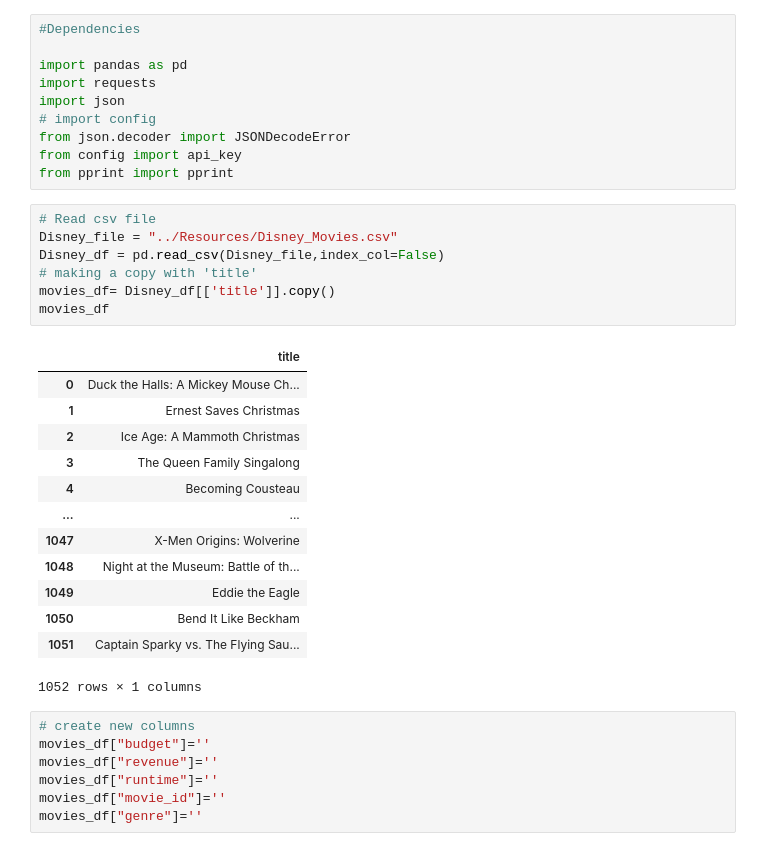
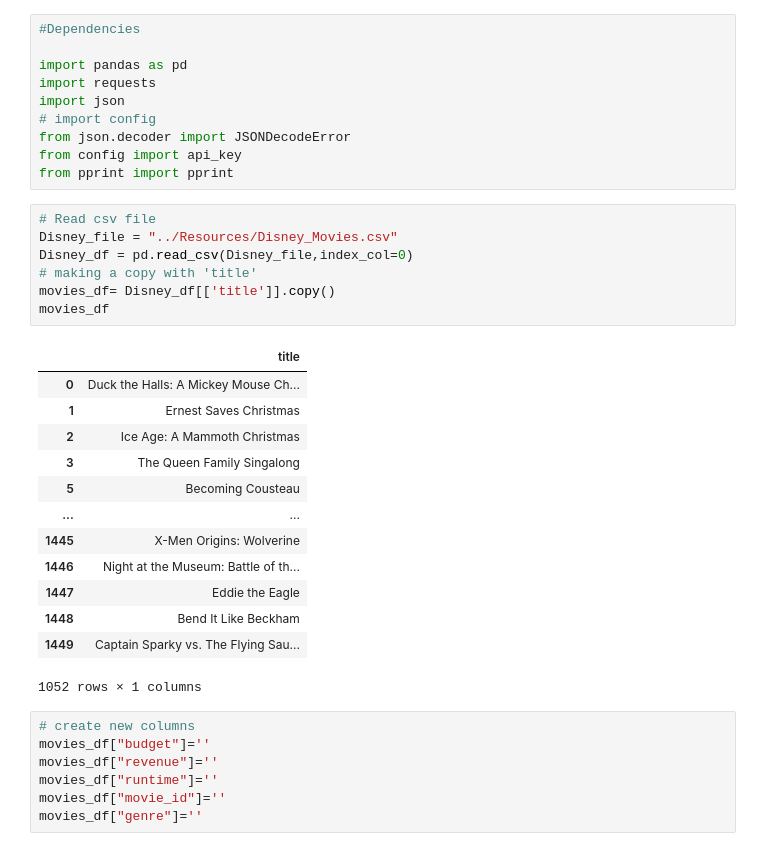
Before and after one commit to aaalicejohnson/Project-2, a Jupyter notebook: moviedb/moviedb_disney.ipynb, the cells around one changed output. Cells and saved outputs as stored; diff of their text form.

```diff
--- a/moviedb/moviedb_disney.ipynb
+++ b/moviedb/moviedb_disney.ipynb
@@ -11,23 +11,23 @@ from pprint import pprint
 # %%
 # Read csv file
 Disney_file = "../Resources/Disney_Movies.csv"
-Disney_df = pd.read_csv(Disney_file,index_col=False)
+Disney_df = pd.read_csv(Disney_file,index_col=0)
 # making a copy with 'title'
 movies_df= Disney_df[['title']].copy()
 movies_df
 # %% [output]
 |  | title |
 | 0 | Duck the Halls: A Mickey Mouse Ch... |
 | 1 | Ernest Saves Christmas |
 | 2 | Ice Age: A Mammoth Christmas |
 | 3 | The Queen Family Singalong |
-| 4 | Becoming Cousteau |
+| 5 | Becoming Cousteau |
 | ... | ... |
-| 1047 | X-Men Origins: Wolverine |
-| 1048 | Night at the Museum: Battle of th... |
-| 1049 | Eddie the Eagle |
-| 1050 | Bend It Like Beckham |
-| 1051 | Captain Sparky vs. The Flying Sau... |
+| 1445 | X-Men Origins: Wolverine |
+| 1446 | Night at the Museum: Battle of th... |
+| 1447 | Eddie the Eagle |
+| 1448 | Bend It Like Beckham |
+| 1449 | Captain Sparky vs. The Flying Sau... |
 1052 rows × 1 columns
 # %%
 # create new columns
```
Also changed, not shown: parts of 5 cells of this notebook, 6 other files.
